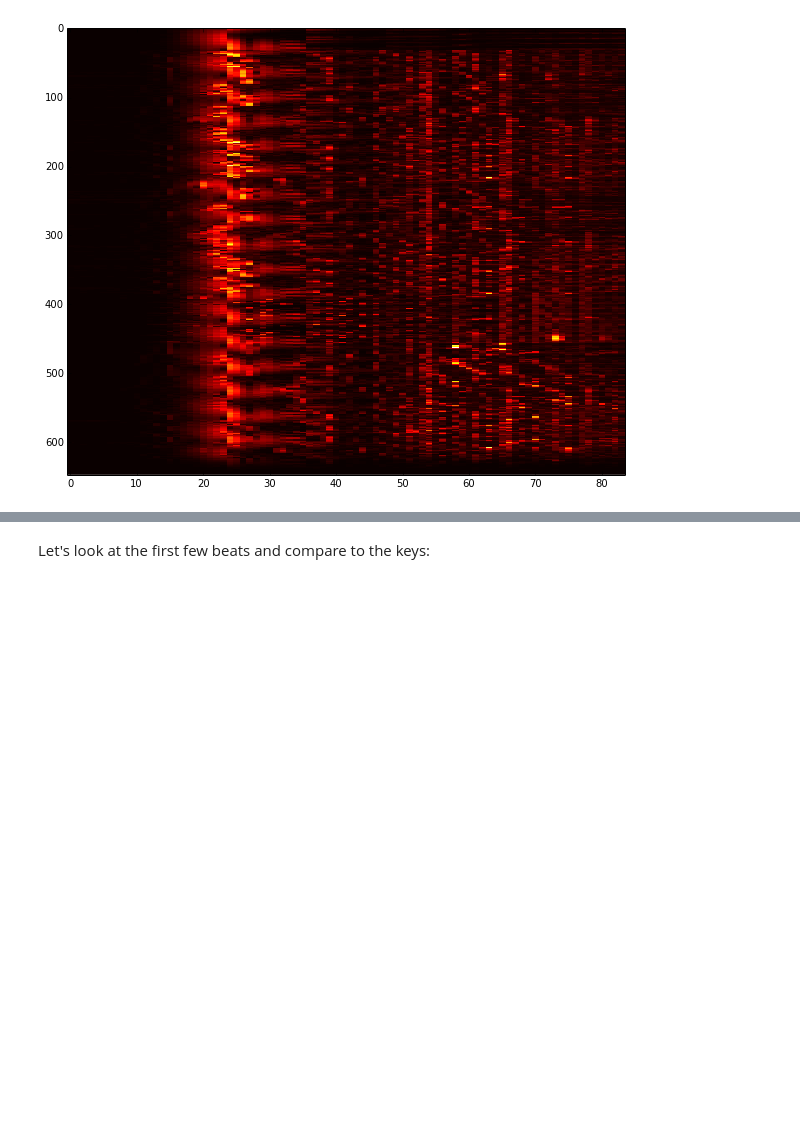
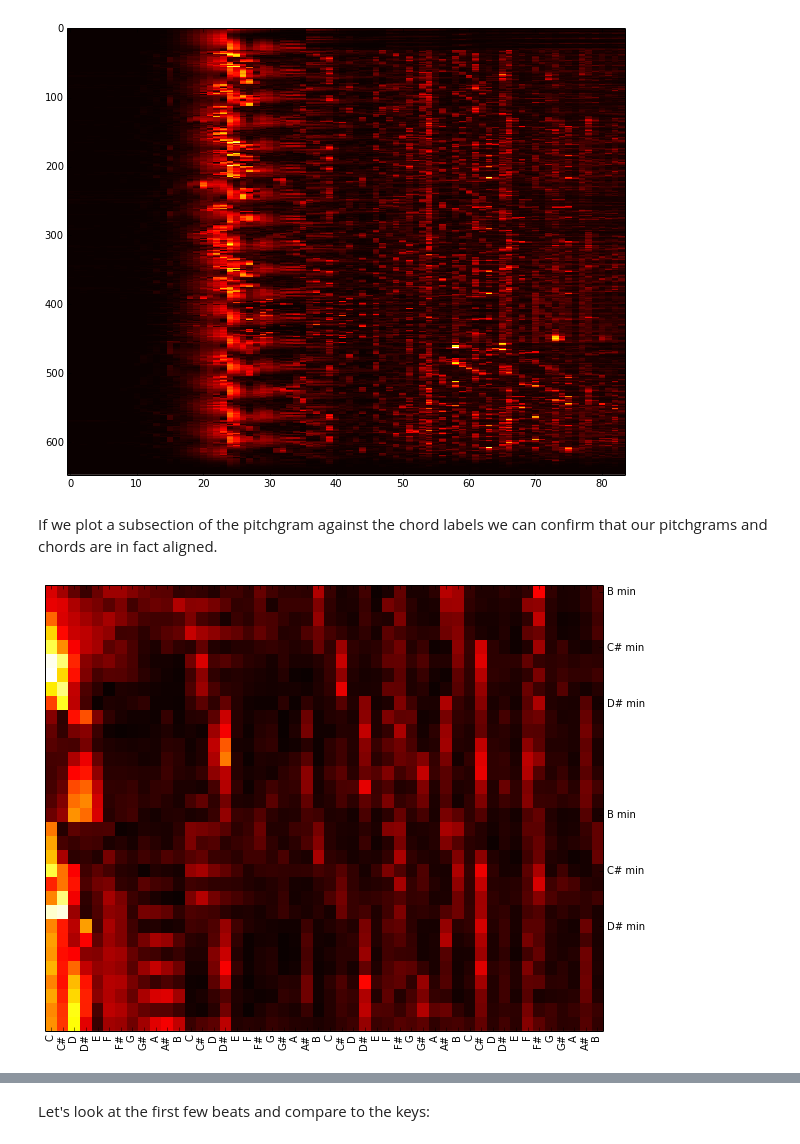
Before and after one commit to andreasjansson/chordrec, a Jupyter notebook: notebooks/convnet.ipynb, the cells around one changed output, grey strips where cells are left out. Cells and saved outputs as stored; diff of their text form; code cells hidden in the pictures; blank space fills up the shorter version.

Commit message:
nice plots

```diff
--- a/notebooks/convnet.ipynb
+++ b/notebooks/convnet.ipynb
@@ -41,7 +12,12 @@ S3_BUCKET = 'andreasjansson'
+# %%
+import os
+helpers.S3_BUCKET = os.environ['AWS_S3_BUCKET']
+helpers.AWS_ACCESS_KEY_ID = os.environ['AWS_ACCESS_KEY_ID']
+helpers.AWS_SECRET_ACCESS_KEY = os.environ['AWS_SECRET_ACCESS_KEY']
 # %% [markdown]
 Now we download the dataset. I have cached beat-aligned CQTs on S3.
 # %%
-data = s3_get(S3_BUCKET, 'chordrec/test_data/beat_aligned_hop4096.pkl', unpickle=True)
+data = helpers.s3_get('chordrec/test_data/beat_aligned_hop4096.pkl', unpickle=True)
 # %% [markdown]
 `data` is in the format `[(song1_pitchgram, song1_chords)]`, where the "pitchgrams" are 84-element vectors,
 7 octaves of chromagrams.
@@ -64,5 +38,11 @@ shape of pitchgrams: (648, 84)
 shape of chords: (648,)
 <matplotlib.image.AxesImage at 0x...>
 [figure]
+# %% [markdown]
+If we plot a subsection of the pitchgram against the chord labels we can confirm that our pitchgrams and chords are in fact aligned.
+# %%
+helpers.plot_with_notes_and_chords(pitchgram, chords, 32, 64, 12*2, 12*6)
+# %% [output]
+[figure, added]
 # %%
 imshow(pitchgram[:64])
```
Also changed, not shown: parts of 4 cells of this notebook, 1 other file.
